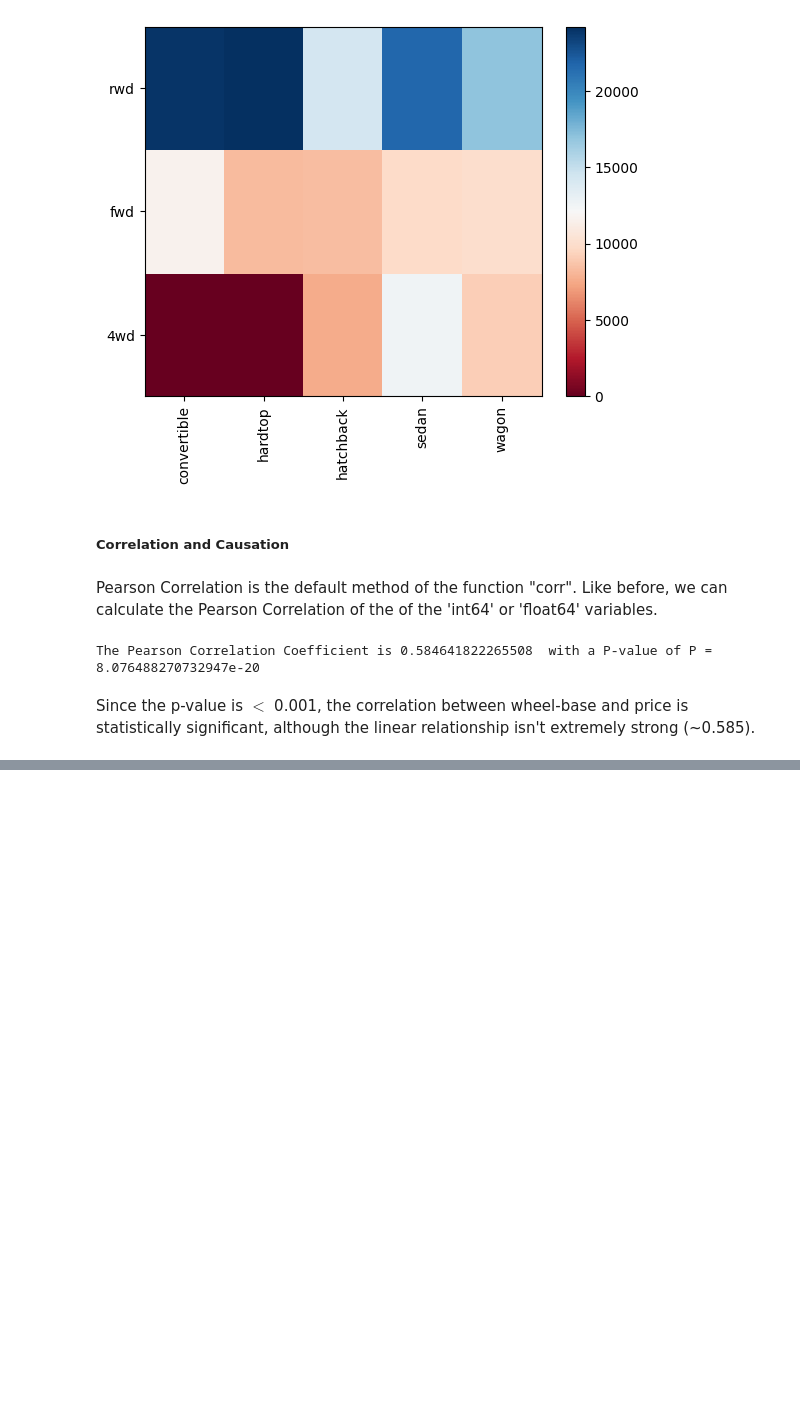
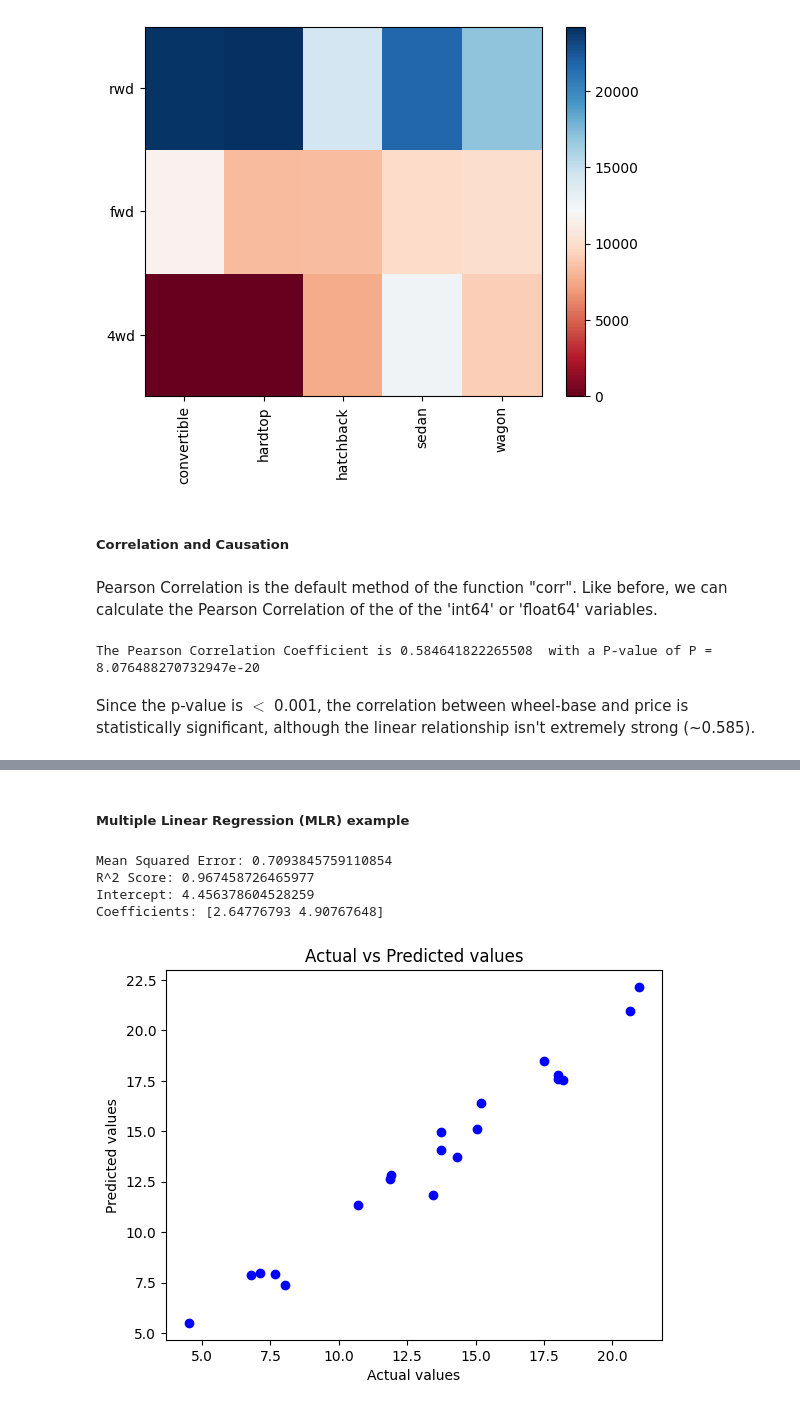
Before and after one commit to beekvangg/testgithub, a Jupyter notebook: MySnippets.ipynb, the cells around one changed output, grey strips where cells are left out. Saved outputs shown, nothing was run; the diff lists cells and outputs as text; code cells hidden in the pictures; blank space fills up the shorter version.

```diff
--- a/MySnippets.ipynb
+++ b/MySnippets.ipynb
@@ -335,0 +405,55 @@ Since the p-value is $<$ 0.001, the correlation between wheel-base and price is
+# %% [markdown]
+##### Multiple Linear Regression (MLR) example
+# %%
+import numpy as np
+import pandas as pd
+import matplotlib.pyplot as plt
+from sklearn.model_selection import train_test_split
+from sklearn.linear_model import LinearRegression
+from sklearn.metrics import mean_squared_error, r2_score
+
+# Step 2: Create a sample dataset
+# For demonstration purposes, we'll create a simple dataset
+np.random.seed(0)
+X1 = 2 * np.random.rand(100, 1)
+X2 = 3 * np.random.rand(100, 1)
+y = 4 + 3 * X1 + 5 * X2 + np.random.randn(100, 1)
+
+# Combine X1 and X2 into a single array
+X = np.hstack((X1, X2))
+
+# Convert to DataFrame for easier manipulation
+df = pd.DataFrame(data=np.hstack((X, y)), columns=['X1', 'X2', 'y'])
+
+# Step 3: Split the data into training and testing sets
+X_train, X_test, y_train, y_test = train_test_split(df[['X1', 'X2']], df['y'], test_size=0.2, random_state=0)
+
+# Step 4: Create and train the model
+model = LinearRegression()
+model.fit(X_train, y_train)
+
+# Step 5: Make predictions
+y_pred = model.predict(X_test)
+
+# Step 6: Evaluate the model
+mse = mean_squared_error(y_test, y_pred)
+r2 = r2_score(y_test, y_pred)
+print(f"Mean Squared Error: {mse}")
+print(f"R^2 Score: {r2}")
+
+# Print model coefficients
+print(f"Intercept: {model.intercept_}")
+print(f"Coefficients: {model.coef_}")
+
+# Step 7: Visualize the results (optional)
+plt.scatter(y_test, y_pred, color='blue')
+plt.xlabel("Actual values")
+plt.ylabel("Predicted values")
+plt.title("Actual vs Predicted values")
+plt.show()
+# %% [output]
+Mean Squared Error: 0.7093845759110854
+R^2 Score: 0.967458726465977
+Intercept: 4.456378604528259
+Coefficients: [2.64776793 4.90767648]
+[figure, added]
```
Also changed, not shown: parts of 6 cells of this notebook, 3 other files.
